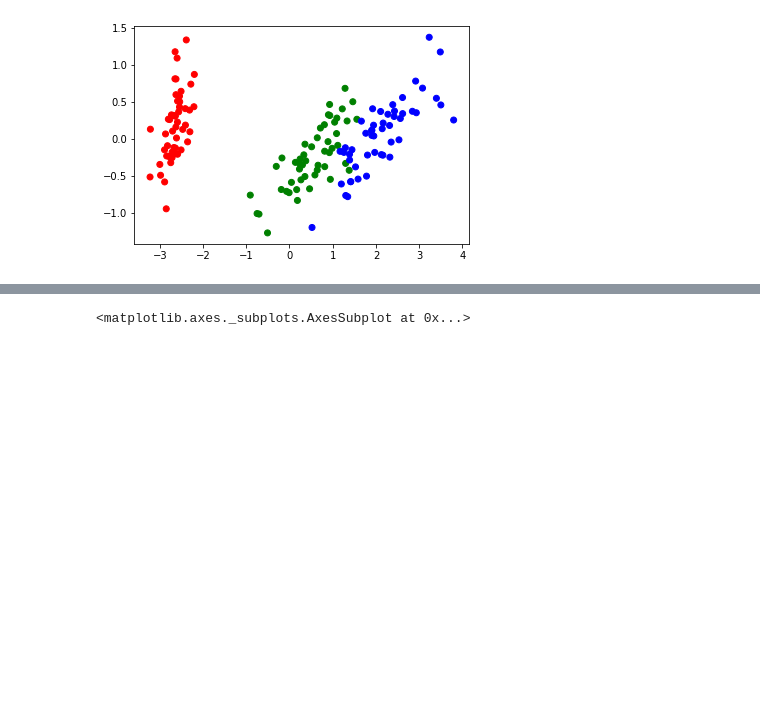
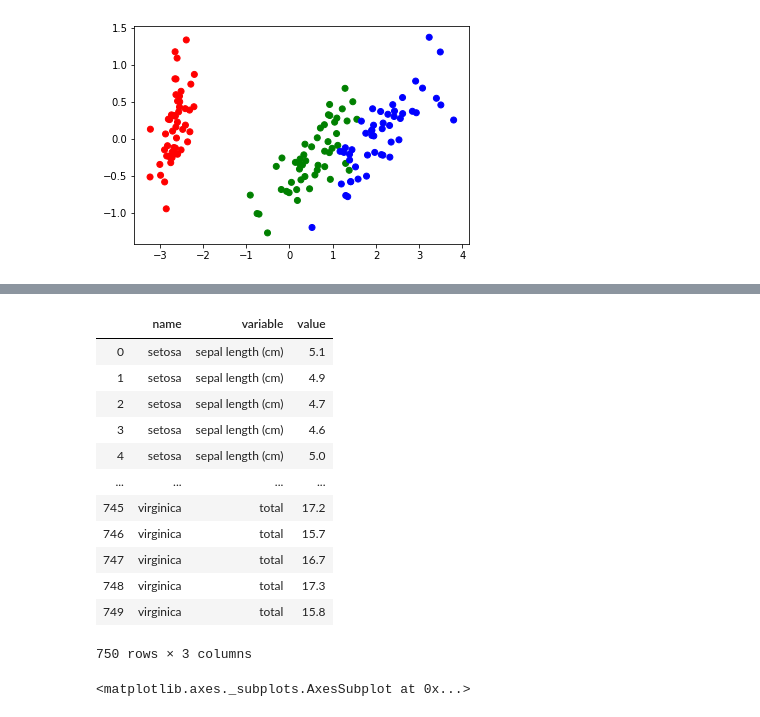
Before and after one commit to johnbensnyder/plots, a Jupyter notebook: iris_bar.ipynb, the cells around one changed output, grey strips where cells are left out. Drawn from its saved outputs; the diff is of its cells as text; code cells hidden in the pictures; blank space fills up the shorter version.

```diff
--- a/iris_bar.ipynb
+++ b/iris_bar.ipynb
@@ -79,5 +96,21 @@ iris_df['total'] = iris_df.sum(axis=1)
 # %%
 iris_df_long = iris_df.reset_index().melt(id_vars='name')
+# %%
+iris_df_long
+# %% [output]
+|  | name | variable | value |
+| 0 | setosa | sepal length (cm) | 5.1 |
+| 1 | setosa | sepal length (cm) | 4.9 |
+| 2 | setosa | sepal length (cm) | 4.7 |
+| 3 | setosa | sepal length (cm) | 4.6 |
+| 4 | setosa | sepal length (cm) | 5.0 |
+| ... | ... | ... | ... |
+| 745 | virginica | total | 17.2 |
+| 746 | virginica | total | 15.7 |
+| 747 | virginica | total | 16.7 |
+| 748 | virginica | total | 17.3 |
+| 749 | virginica | total | 15.8 |
+750 rows × 3 columns
 # %%
 fig, ax = plt.subplots(figsize=(15, 10))
 sns.barplot(x = 'name', y='value', hue='variable', data=iris_df_long, ax=ax)
```
Also changed, not shown: parts of 1 cell of this notebook.
